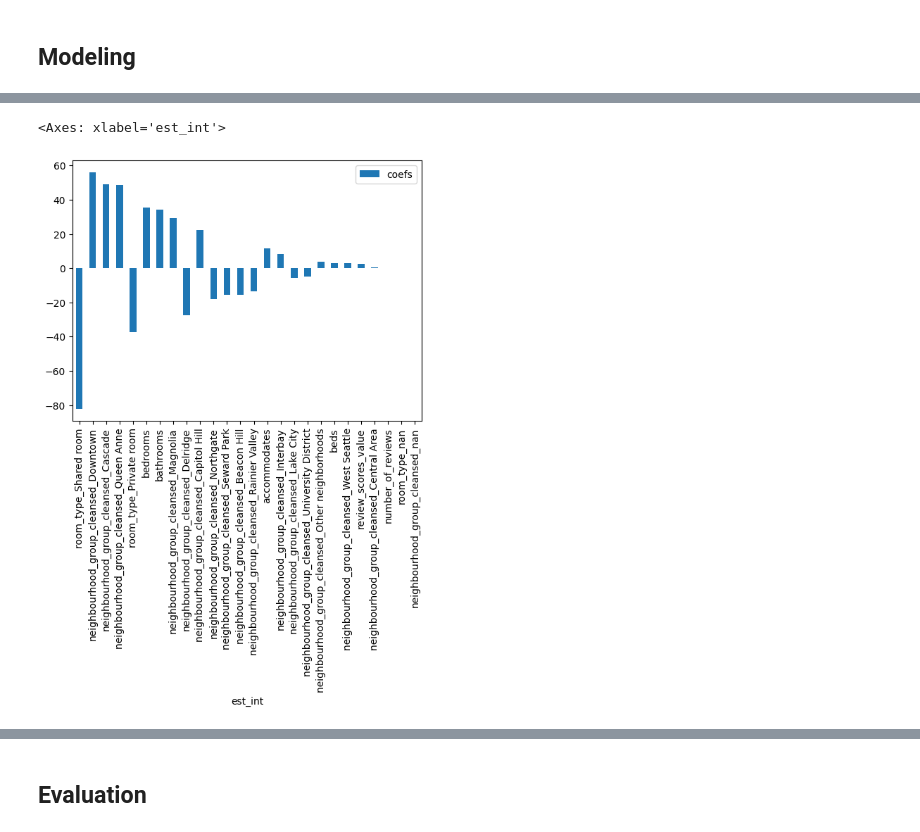
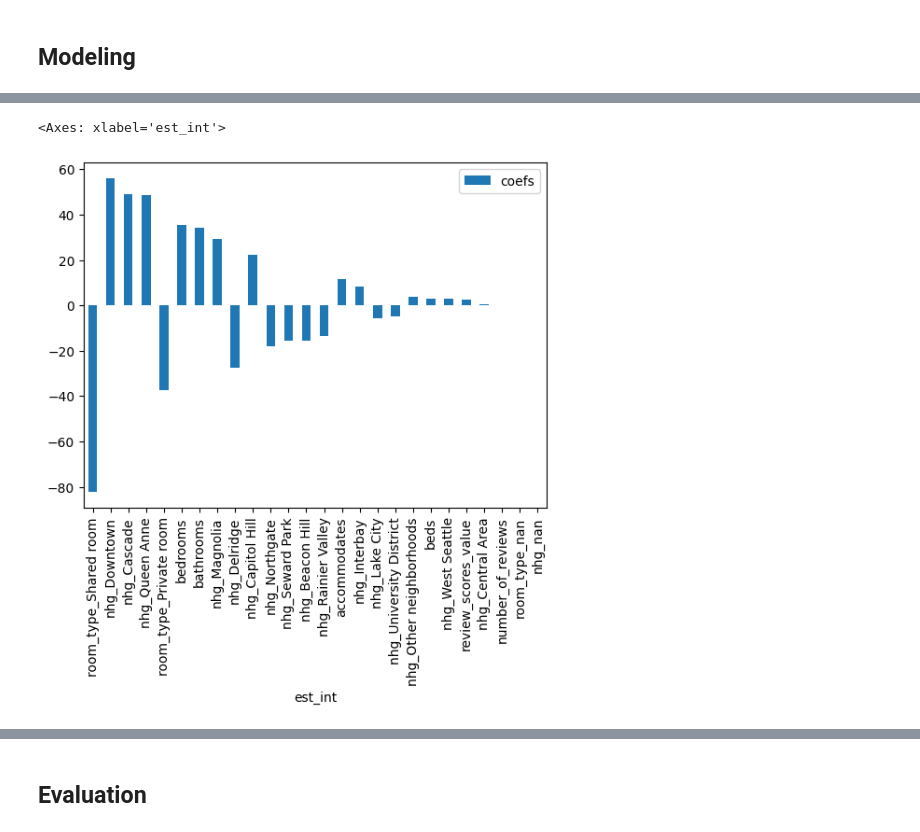
Before and after one commit to carini599/Airbnb_Seattle_Carina_Breu, a Jupyter notebook: airbnb_seattle_notebook.ipynb, the cells around one changed output, grey strips where cells are left out. Drawn from its saved outputs; the diff is of its cells as text; code cells hidden in the pictures.

```diff
--- a/airbnb_seattle_notebook.ipynb
+++ b/airbnb_seattle_notebook.ipynb
@@ -176,26 +195,28 @@ def create_dummy_df(df,cat_cols,dummy_na):
 # %%
 #Create a Linear Regression Model for the mean price of an airbnb listing
 
-df_model=df_list[['id','room_type','accommodates','bathrooms','bedrooms','beds','number_of_reviews','review_scores_value','neighbourhood_group_cleansed']]
-df_model_price=pd.merge(df_model,df_mean_price, left_on='id',right_on='listing_id')
+df_list_cleaned=df_list[['id','room_type','accommodates','bathrooms','bedrooms','beds','number_of_reviews','review_scores_value','neighbourhood_group_cleansed','mean_price']]
 
-# Add mean price to the table
-df_model_price=df_model_price.rename(columns={'price_USD':'mean_price'})
+#Rename column 'neighbourhood_group_cleansed' to nhg (neighbourhood group) to make plot labels shorter
+df_list_cleaned=df_list_cleaned.rename(columns={'neighbourhood_group_cleansed':'nhg'})
+nhgs=list(df_list_cleaned['nhg'].value_counts().index)
+nhgs.remove('Other neighborhoods')
+nhgs.append('Other neighborhoods')
+nh_groups=pd.CategoricalDtype(ordered=True, categories=nhgs)
+df_list_cleaned['nhg']=df_list_cleaned['nhg'].astype(nh_groups)
+
+
+
+df_model_price=df_list_cleaned
 
 #Drop the rows without a mean price
 df_model_price.dropna(subset=['mean_price'],axis=0, inplace=True)
 
 #I drop all rows, where no rating is available yet, since this is a sign, that the object has not been rented before and the price may be too high and therefore nobody rents the space.
-df_model_price.dropna(subset=['review_scores_value'],axis=0, inplace=True)
-
-#Replace NAN Neighbourhoods by 'Other'
-#df_model_price[df_model_price['neighbourhood'].isna()]='Other'
 df_model_price.dropna(inplace=True)
 
-cat_cols=list(df_model_price.select_dtypes(include=['object']).columns)
-num_cols=df_model_price.select_dtypes(include=['int','float']).columns
-print(cat_cols)
-#df_model_price['room_type'][df_model_price['room_type']=="Entire home/apt"]='entire'
-#df_model_price['room_type'][df_model_price['room_type']=="Private room"]='room'
+#Extract category columns
+cat_cols=list(df_model_price.select_dtypes(include=['object','category']).columns)
+
 df_model_price
 # %% [output]
@@ -260,14 +273,18 @@ R2 Score of the Test Data: 0.6643628621118739, and R2 Score of the Train data: 0
 # %%
+# Show coefficients of Linear Regression
 def coef_weights(coefficients,X_train):
+    ''' The function coef_weights returns a dataframe of coeficients from the Linear Regression ordered by their absolute value.'''
     coefs_df=pd.DataFrame()
     coefs_df['est_int']=X_train.columns
     coefs_df['coefs']=lm_model.coef_
     coefs_df['abs_coefs']=np.abs(lm_model.coef_)
     coefs_df=coefs_df.sort_values('abs_coefs',ascending=False)
     return coefs_df
 
+#Dataset with coefficients from Linear Regression
 coef_df=coef_weights(lm_model.coef_,X_train)
+#Plot Coeffincients from Linear Regression
 coef_df[['est_int','coefs']].plot(kind='bar', y='coefs', x='est_int')
 # %% [output]
 <Axes: xlabel='est_int'>
-[figure, old version]
+[figure, new version]
```
Also changed, not shown: parts of 29 cells of this notebook.
